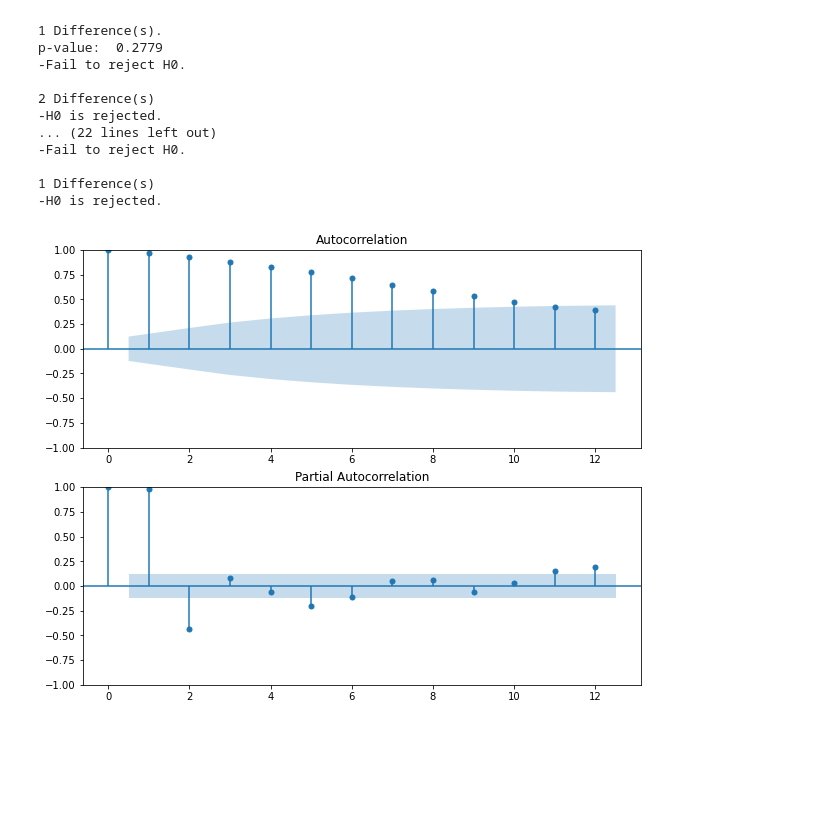
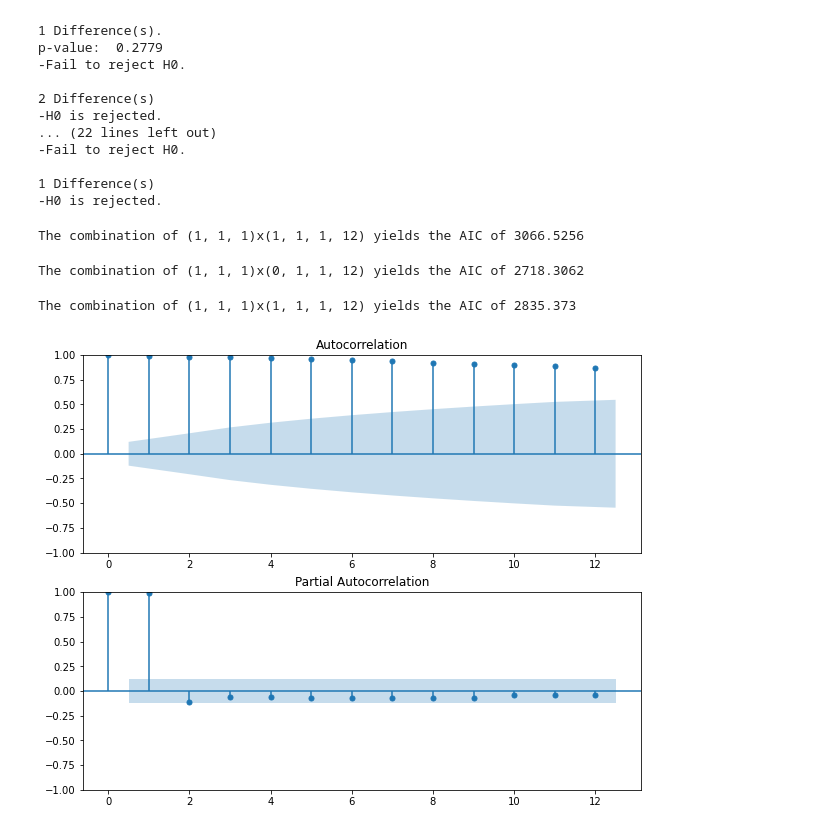
Before and after one commit to ovilar/phase_4-project, a Jupyter notebook: index.ipynb, the cells around one changed output. Cells and saved outputs as stored; diff of their text form; code cells hidden in the pictures; blank space fills up the shorter version.

```diff
--- a/index.ipynb
+++ b/index.ipynb
@@ -334,7 +406,34 @@ def func_plot(dataframe):
+# %%
+# Preparing the DataFrames for the SARIMA models: Suffolk, Palm Beach and Miami-Dade
+suffolk = flat_df(data, 'Suffolk', 'NY', ('CountyName', 'State'), data_col)
+
+# Palm Beach
+pbeach = flat_df(data, 'Palm Beach', 'FL', ('CountyName', 'State'), data_col)
+
+# Miami-Dade
+miami = flat_df(data, 'Miami-Dade', 'FL', ('CountyName', 'State'), data_col)
+# %%
+# Seasonal Decomposition and ARIMA factors check - Suffolk
+# This might take some time to run, be patient!
+pdq_pdqs_1 = seas_dec(suffolk) # (1,1,1) x (1, 1, 1, 12)
+# %% [output]
+The combination of (1, 1, 1)x(1, 1, 1, 12) yields the AIC of 3066.5256
+# %%
+# Seasonal Decomposition and ARIMA factors check - Palm Beach
+# This might take some time to run, be patient!
+pdq_pdqs_2 = seas_dec(pbeach) # (1,1,1) x (0,1,1,12)
+# %% [output]
+The combination of (1, 1, 1)x(0, 1, 1, 12) yields the AIC of 2718.3062
+# %%
+# Seasonal Decomposition and ARIMA factors check - Miami-Dade
+# This might take some time to run, be patient!
+pdq_pdqs_3 = seas_dec(miami) # (1, 1, 1) x (1, 1, 1, 12)
+# %% [output]
+The combination of (1, 1, 1)x(1, 1, 1, 12) yields the AIC of 2835.373
 # %%
-# Suffolk ACF and PACF
-func_plot(suffolk_df)
+# Suffolk ACF and PCF
+func_plot(suffolk)
 # %% [output]
-[figure, old version]
+[figure, new version]
 # %%
 # Palm Beach ACF and PACF
```
Also changed, not shown: parts of 21 cells of this notebook.
